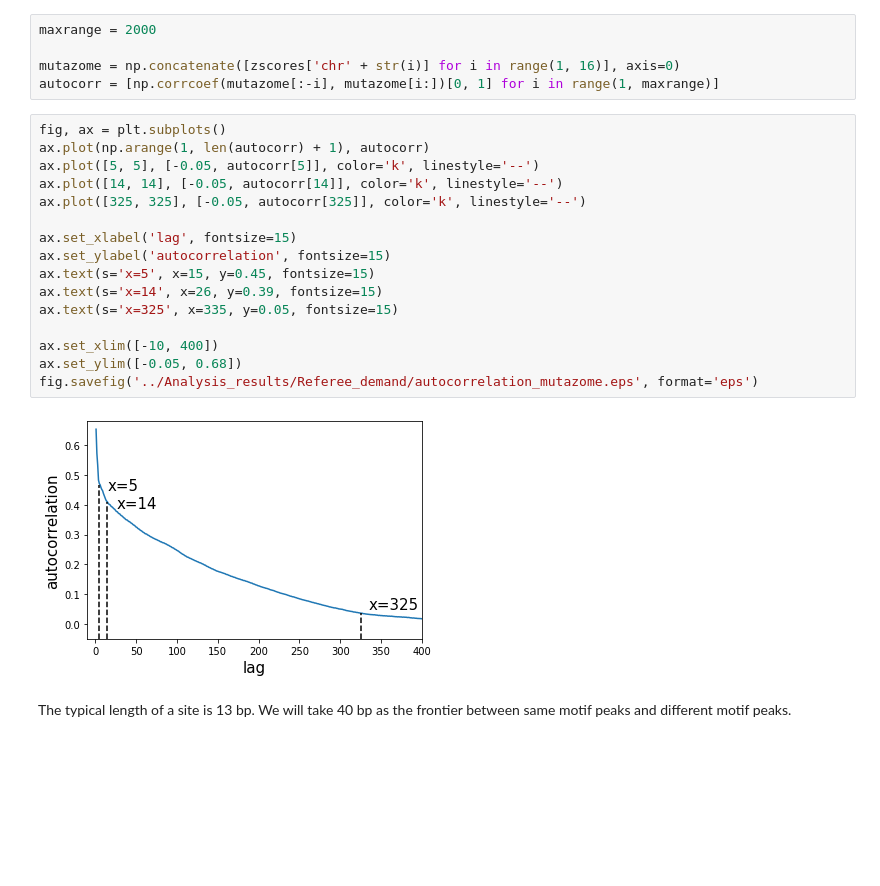
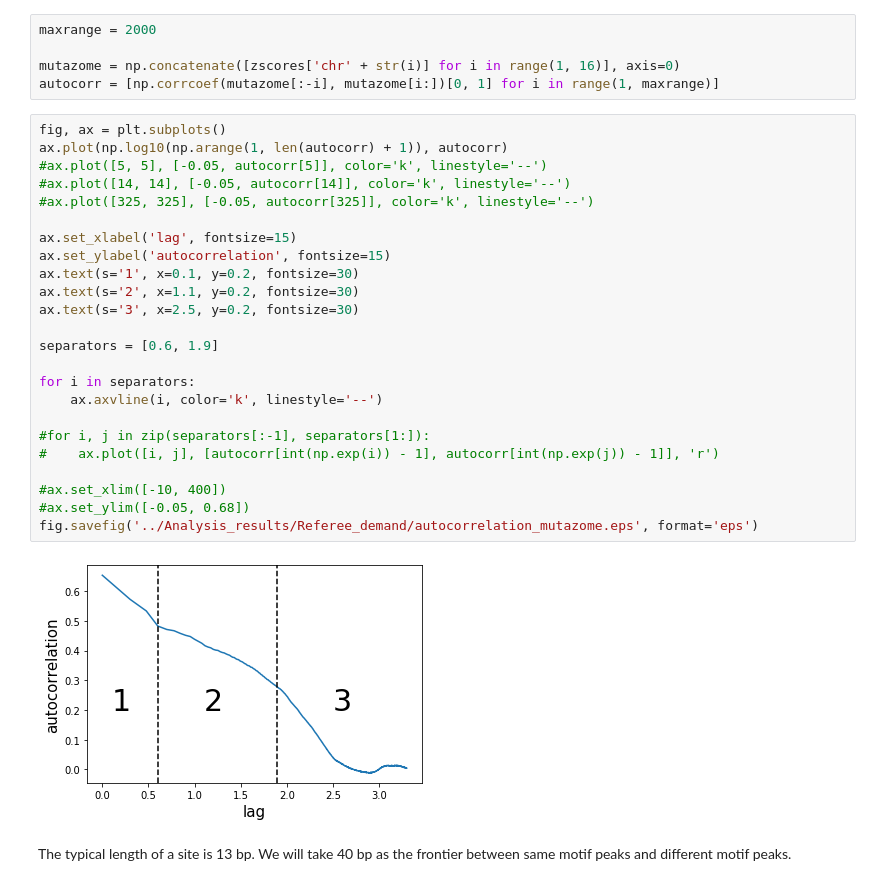
Before and after one commit to etirouthier/NucleosomeDensity, a Jupyter notebook: Programme/Studying_mutazome.ipynb, the cells around one changed output. Cells and saved outputs as stored; diff of their text form; blank space fills up the shorter version.

```diff
--- a/Programme/Studying_mutazome.ipynb
+++ b/Programme/Studying_mutazome.ipynb
@@ -1342,22 +1353,30 @@ mutazome = np.concatenate([zscores['chr' + str(i)] for i in range(1, 16)], axis=
 autocorr = [np.corrcoef(mutazome[:-i], mutazome[i:])[0, 1] for i in range(1, maxrange)]
 # %%
 fig, ax = plt.subplots()
-ax.plot(np.arange(1, len(autocorr) + 1), autocorr)
-ax.plot([5, 5], [-0.05, autocorr[5]], color='k', linestyle='--')
-ax.plot([14, 14], [-0.05, autocorr[14]], color='k', linestyle='--')
-ax.plot([325, 325], [-0.05, autocorr[325]], color='k', linestyle='--')
+ax.plot(np.log10(np.arange(1, len(autocorr) + 1)), autocorr)
+#ax.plot([5, 5], [-0.05, autocorr[5]], color='k', linestyle='--')
+#ax.plot([14, 14], [-0.05, autocorr[14]], color='k', linestyle='--')
+#ax.plot([325, 325], [-0.05, autocorr[325]], color='k', linestyle='--')
 
 ax.set_xlabel('lag', fontsize=15)
 ax.set_ylabel('autocorrelation', fontsize=15)
-ax.text(s='x=5', x=15, y=0.45, fontsize=15)
-ax.text(s='x=14', x=26, y=0.39, fontsize=15)
-ax.text(s='x=325', x=335, y=0.05, fontsize=15)
+ax.text(s='1', x=0.1, y=0.2, fontsize=30)
+ax.text(s='2', x=1.1, y=0.2, fontsize=30)
+ax.text(s='3', x=2.5, y=0.2, fontsize=30)
 
-ax.set_xlim([-10, 400])
-ax.set_ylim([-0.05, 0.68])
+separators = [0.6, 1.9]
+
+for i in separators:
+    ax.axvline(i, color='k', linestyle='--')
+
+#for i, j in zip(separators[:-1], separators[1:]):
+#    ax.plot([i, j], [autocorr[int(np.exp(i)) - 1], autocorr[int(np.exp(j)) - 1]], 'r')
+
+#ax.set_xlim([-10, 400])
+#ax.set_ylim([-0.05, 0.68])
 fig.savefig('../Analysis_results/Referee_demand/autocorrelation_mutazome.eps', format='eps')
 # %% [output]
-[figure, old version]
+[figure, new version]
 # %% [markdown]
 The typical length of a site is 13 bp. We will take 40 bp as the frontier between same motif peaks and different motif peaks.
 # %% [markdown]
```
Also changed, not shown: parts of 10 cells of this notebook, 1 other file.
